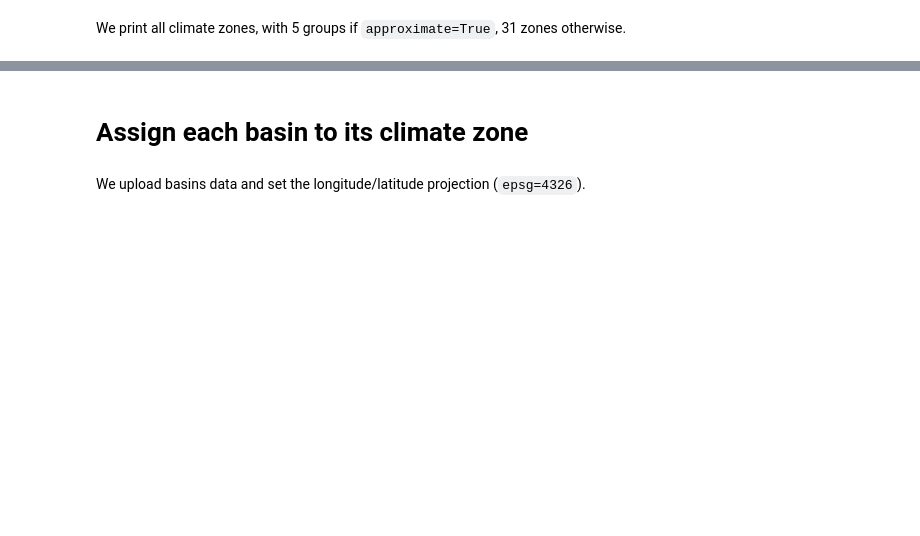
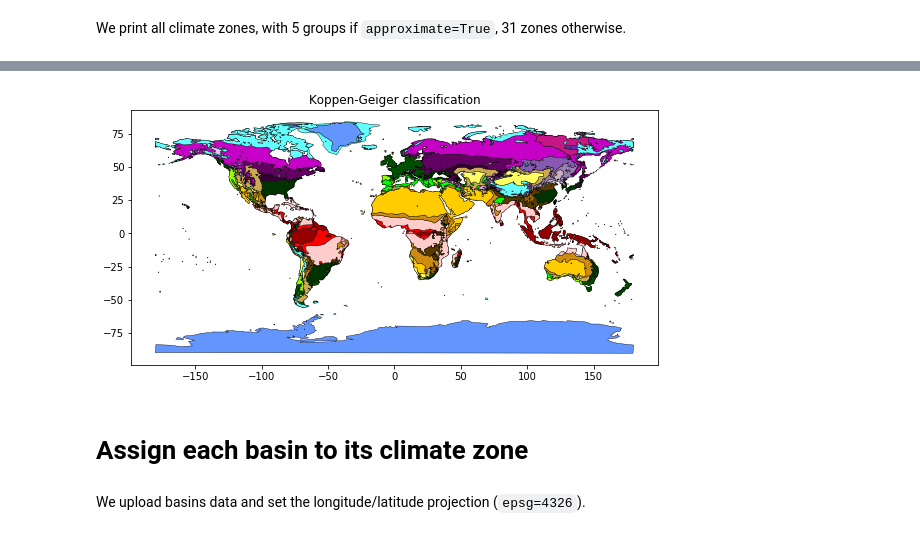
Before and after one commit to lehmannfa/water_storage_changes, a Jupyter notebook: processing/Koppen-Geiger climate zones.ipynb, the cells around one changed output, grey strips where cells are left out. Cells and saved outputs as stored; diff of their text form; code cells hidden in the pictures; blank space fills up the shorter version.

```diff
--- a/processing/Koppen-Geiger climate zones.ipynb
+++ b/processing/Koppen-Geiger climate zones.ipynb
@@ -13,11 +13,15 @@ approximate=False
+# %%
+approximate=False
+world = geopandas.read_file(geopandas.datasets.get_path('naturalearth_lowres'))
+world.drop([159,22,23],inplace=True) # Antarctica, Greenland,Seven seas (tiny islands Indian ocean)
 # %%
 # upload koppen-geiger climate zones (shapes only)
-koppen_zones=geopandas.read_file("../datasets/other/koppen_geiger_climate_classification_rev_g21.json")
+koppen_zones=geopandas.read_file("../datasets/climate_zone/koppen_geiger_climate_classification_rev_g21.json")
 koppen_zones.drop('id',axis=1,inplace=True)
 koppen_zones.set_index("ID",inplace=True)
 
 # upload label and color for each climate zone
-info_zones=pd.read_excel("../datasets/other/koppen_geiger_color_zones.xlsx")
+info_zones=pd.read_excel("../datasets/climate_zone/koppen_geiger_color_zones.xlsx")
 info_zones.loc[:,'GRIDCODE']=info_zones.loc[:,'GRIDCODE'].astype(int)
 info_zones.set_index('GRIDCODE',inplace=True)
 
@@ -79,4 +50,0 @@ else:
-# %%
-color_dict=dict()
-for color,label in zip(info_zones['COLOR_HEX'],info_zones['LABEL']):
-    color_dict[label]=color
@@ -85,13 +50,0 @@ We print any climate zone, randomly chosen. Be aware that some zones are too sma
-# %%
-%matplotlib notebook
-
-label=np.random.choice(np.unique(koppen_zones['LABEL']))
-
-world = geopandas.read_file(geopandas.datasets.get_path('naturalearth_lowres'))
-
-fig, ax = plt.subplots()
-ax.set_aspect('equal')
-world.plot(ax=ax, color='white', edgecolor='black')
-koppen_zones.loc[koppen_zones['LABEL']==label].plot(ax=ax, color=color_dict[label])
-plt.title(info_zones.loc[info_zones['LABEL']==label,'LABEL_LONG'].values[0])
-plt.show()
@@ -104,9 +54,10 @@ We print all climate zones, with 5 groups if `approximate=True`, 31 zones otherw
 fig, ax = plt.subplots(figsize=(8,5))
 ax.set_aspect('equal')
 world.plot(ax=ax, color='white', edgecolor='black')
-koppen_zones.plot(ax=ax, column='LABEL', categorical=True,
-             legend=True, cmap=ListedColormap(color_array),
-                 legend_kwds={'bbox_to_anchor':(1.25,1.0),'ncol':2,'fontsize':'x-small',})
+for label in np.unique(koppen_zones['LABEL']):
+    color=climate_color_dict[label]
+    koppen_zones.loc[koppen_zones['LABEL']==label].plot(ax=ax,edgecolor='black',linewidth=0.4,
+                                                  facecolor=color)
 ax.set(title='Koppen-Geiger classification')
 fig.tight_layout()
 plt.show()
@@ -116,3 +65,4 @@ plt.show()
+[figure, added]
 # %% [markdown]
 # Assign each basin to its climate zone
 # %% [markdown]
```
Also changed, not shown: parts of 19 cells of this notebook, 1 other file.
